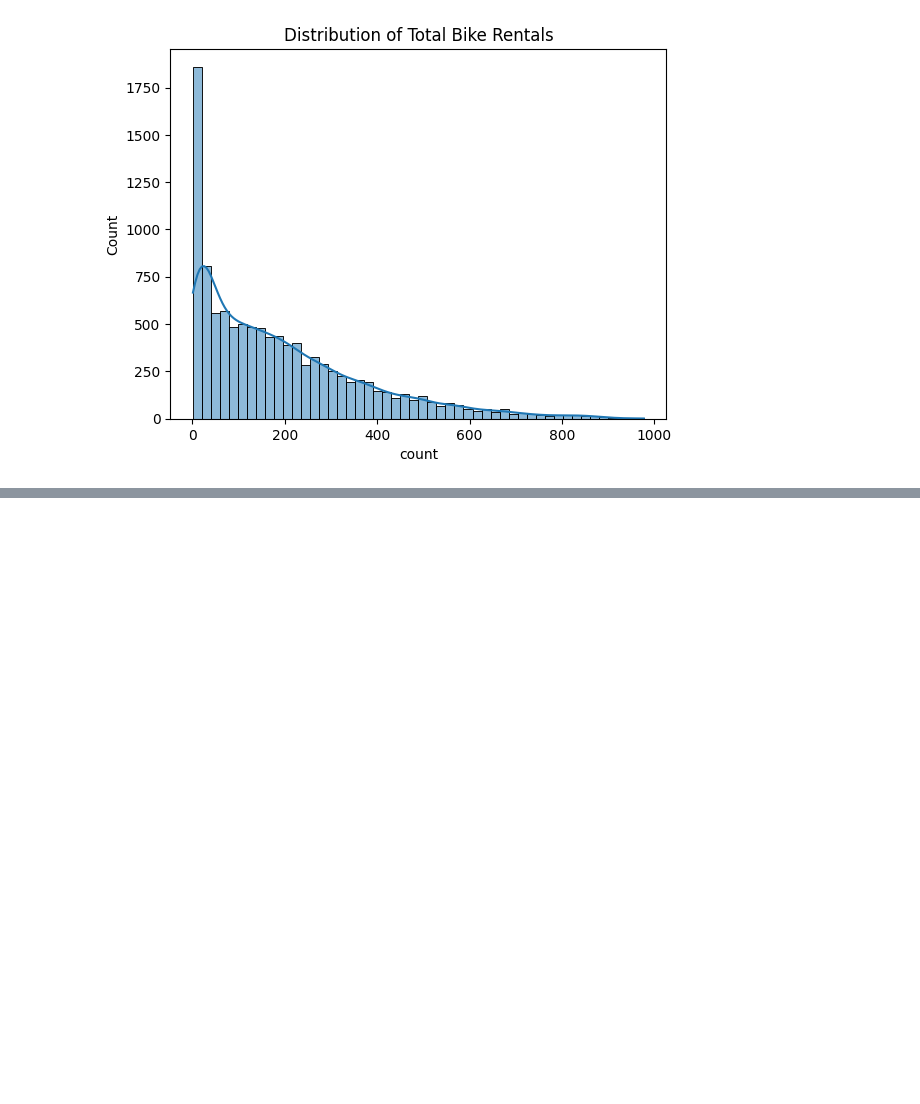
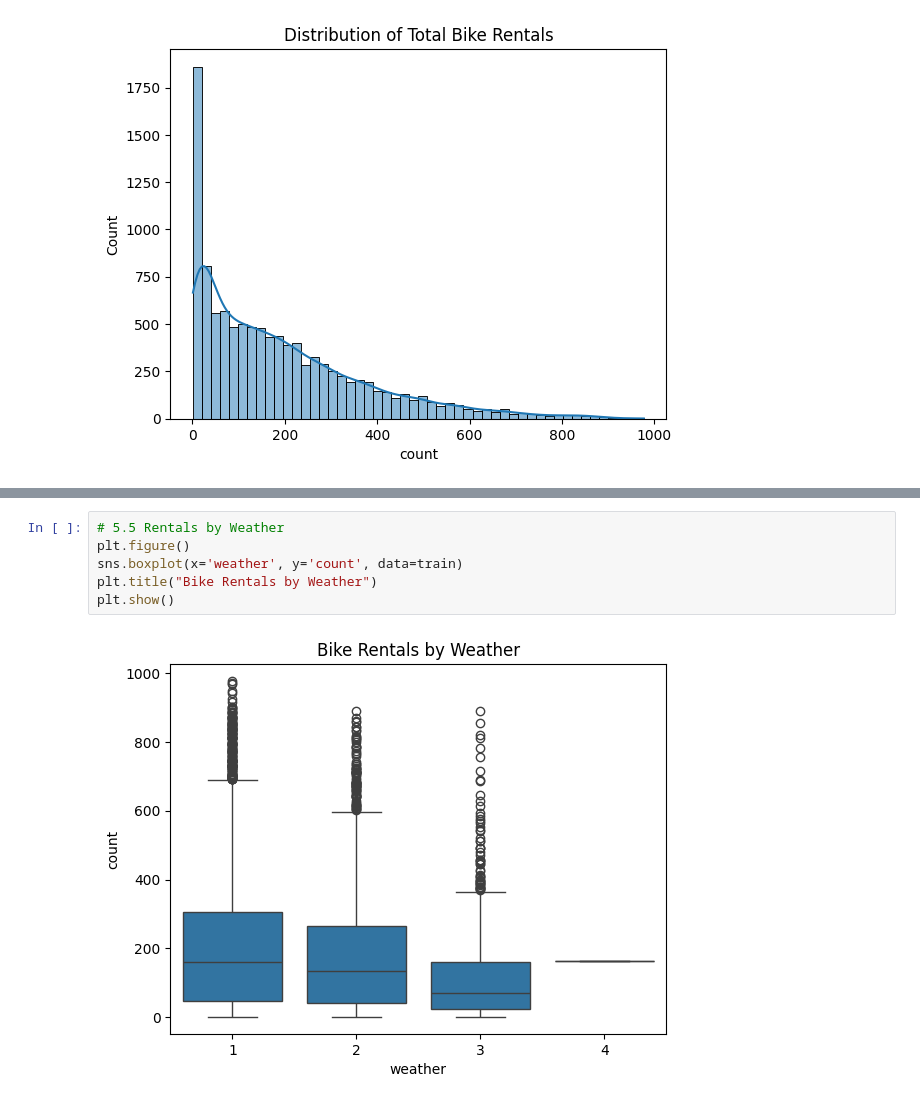
Before and after one commit to DevDharmik/Analyzing_Job_Market, a Jupyter notebook: courses/udacity_intro_to_tensorflow_for_deep_learning/l01c01_introduction_to_colab_and_python.ipynb, the cells around one changed output, grey strips where cells are left out. Drawn from its saved outputs; the diff is of its cells as text; blank space fills up the shorter version.

```diff
--- a/courses/udacity_intro_to_tensorflow_for_deep_learning/l01c01_introduction_to_colab_and_python.ipynb
+++ b/courses/udacity_intro_to_tensorflow_for_deep_learning/l01c01_introduction_to_colab_and_python.ipynb
@@ -86,0 +111,8 @@ plt.show()
+# %%
+# 5.5 Rentals by Weather
+plt.figure()
+sns.boxplot(x='weather', y='count', data=train)
+plt.title("Bike Rentals by Weather")
+plt.show()
+# %% [output]
+[figure, added]
```
Also changed, not shown: parts of 4 cells of this notebook.
